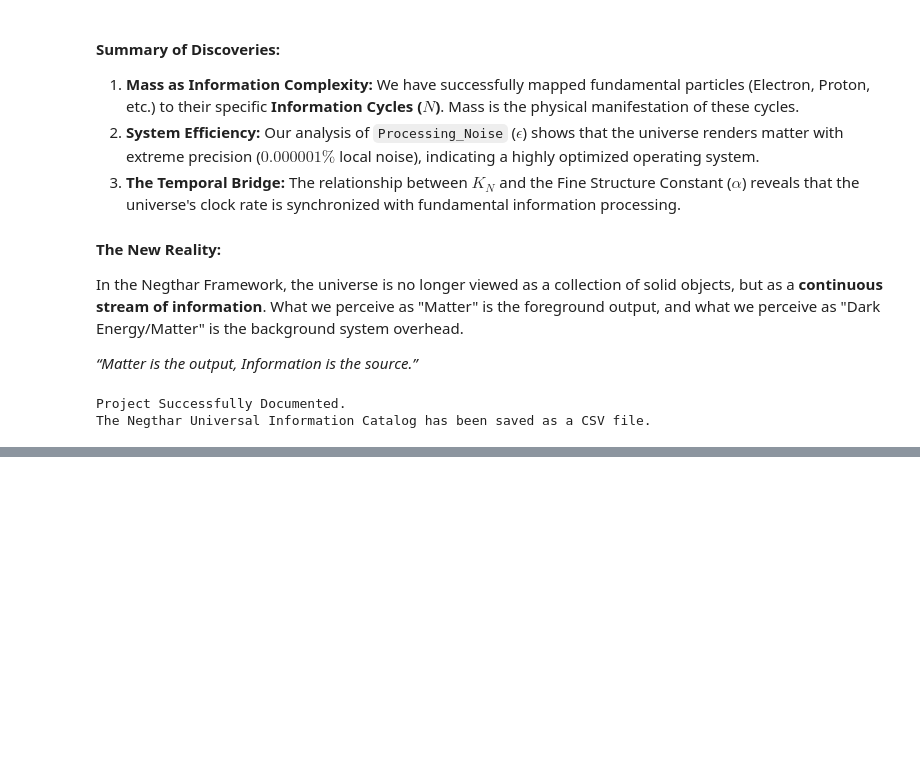
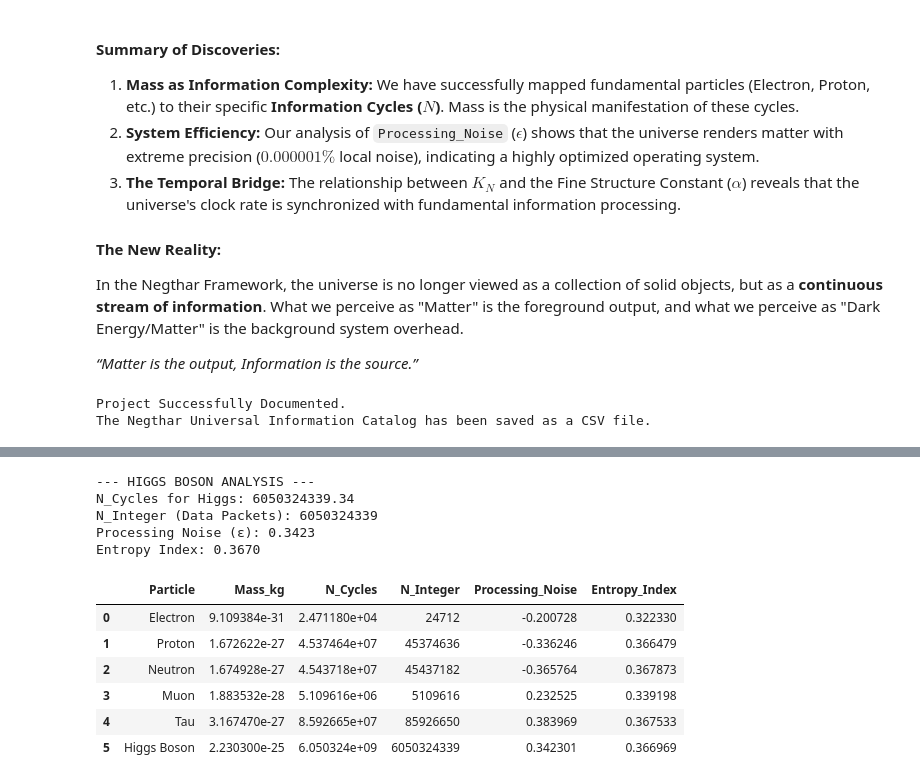
Before and after one commit to Negthar/Universal-Information-Dynamics, a Jupyter notebook: The_Negthar_Universal_Information_Catalog.ipynb, the cells around one changed output, grey strips where cells are left out. Drawn from its saved outputs; the diff is of its cells as text; code cells hidden in the pictures; blank space fills up the shorter version.

```diff
--- a/The_Negthar_Universal_Information_Catalog.ipynb
+++ b/The_Negthar_Universal_Information_Catalog.ipynb
@@ -334,0 +340,49 @@ files.download('Negthar_Universal_Information_Catalog.csv')
+# %%
+# --- SECTION 11: HIGGS BOSON INTEGRATION ---
+
+# Higgs Boson mass in kg (approx. 125.10 GeV/c^2)
+higgs_mass_kg = 2.2303e-25
+
+# Function to calculate Information Cycles (using our existing formula)
+def get_higgs_data(mass):
+    n_cycles = (mass * LIGHT_C**2) / (PLANCK_H * NU_INFO * KN)
+    n_integer = round(n_cycles)
+    noise = n_cycles - n_integer
+    entropy = -abs(noise) * np.log(abs(noise) + 1e-20)
+    return n_cycles, n_integer, noise, entropy
+
+h_cycles, h_integer, h_noise, h_entropy = get_higgs_data(higgs_mass_kg)
+
+# Adding to our main DataFrame
+new_row = {
+    'Particle': 'Higgs Boson',
+    'Mass_kg': higgs_mass_kg,
+    'N_Cycles': h_cycles,
+    'N_Integer': h_integer,
+    'Processing_Noise': h_noise,
+    'Entropy_Index': h_entropy
+}
+
+df = pd.concat([df, pd.DataFrame([new_row])], ignore_index=True)
+
+print(f"--- HIGGS BOSON ANALYSIS ---")
+print(f"N_Cycles for Higgs: {h_cycles:.2f}")
+print(f"N_Integer (Data Packets): {h_integer}")
+print(f"Processing Noise (ε): {h_noise:.4f}")
+print(f"Entropy Index: {h_entropy:.4f}")
+
+# Display the updated Catalog
+df
+# %% [output]
+--- HIGGS BOSON ANALYSIS ---
+N_Cycles for Higgs: 6050324339.34
+N_Integer (Data Packets): 6050324339
+Processing Noise (ε): 0.3423
+Entropy Index: 0.3670
+|  | Particle | Mass_kg | N_Cycles | N_Integer | Processing_Noise | Entropy_Index |
+| 0 | Electron | 9.109384e-31 | 2.471180e+04 | 24712 | -0.200728 | 0.322330 |
+| 1 | Proton | 1.672622e-27 | 4.537464e+07 | 45374636 | -0.336246 | 0.366479 |
+| 2 | Neutron | 1.674928e-27 | 4.543718e+07 | 45437182 | -0.365764 | 0.367873 |
+| 3 | Muon | 1.883532e-28 | 5.109616e+06 | 5109616 | 0.232525 | 0.339198 |
+| 4 | Tau | 3.167470e-27 | 8.592665e+07 | 85926650 | 0.383969 | 0.367533 |
+| 5 | Higgs Boson | 2.230300e-25 | 6.050324e+09 | 6050324339 | 0.342301 | 0.366969 |
```
Also changed, not shown: parts of 10 cells of this notebook.
